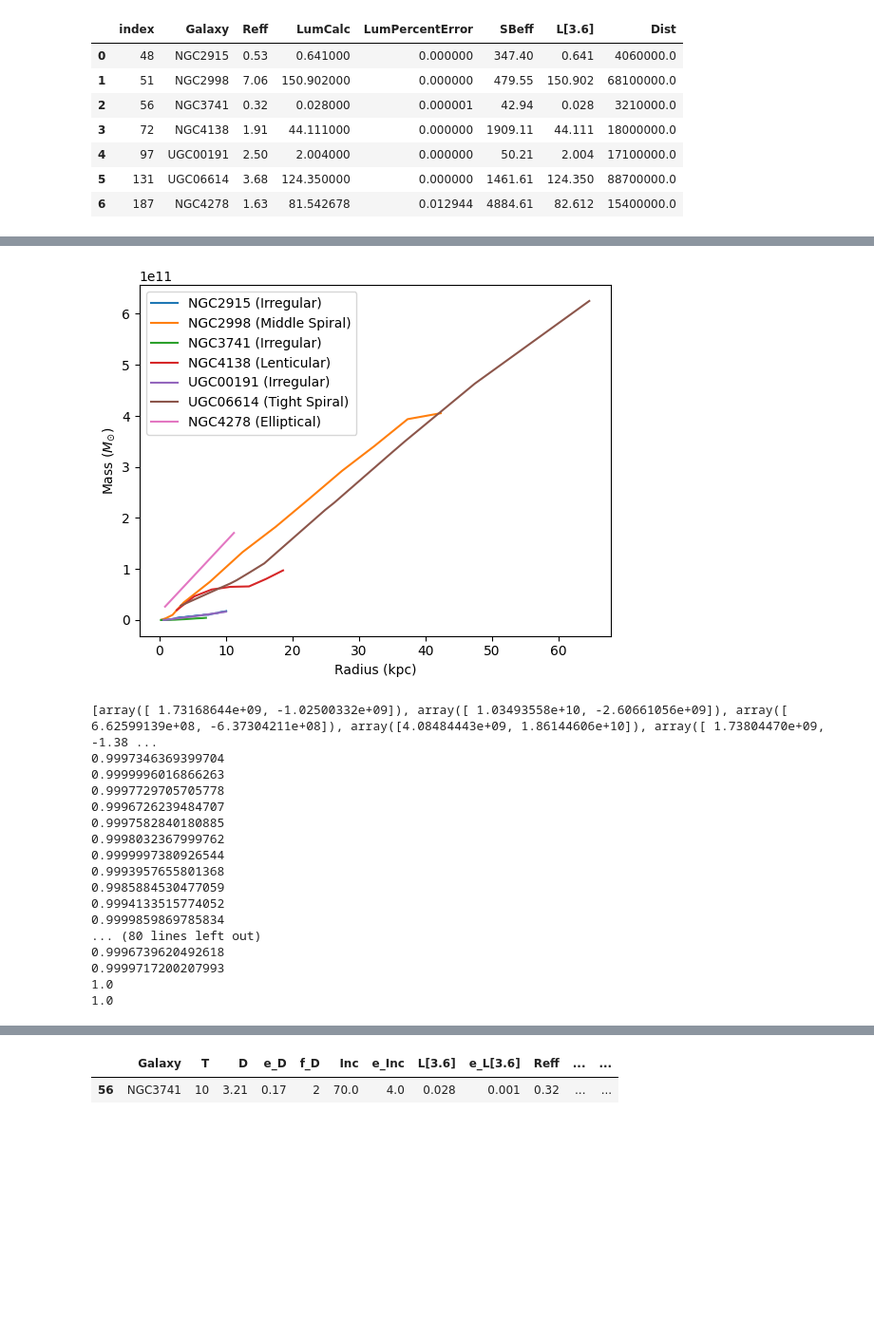
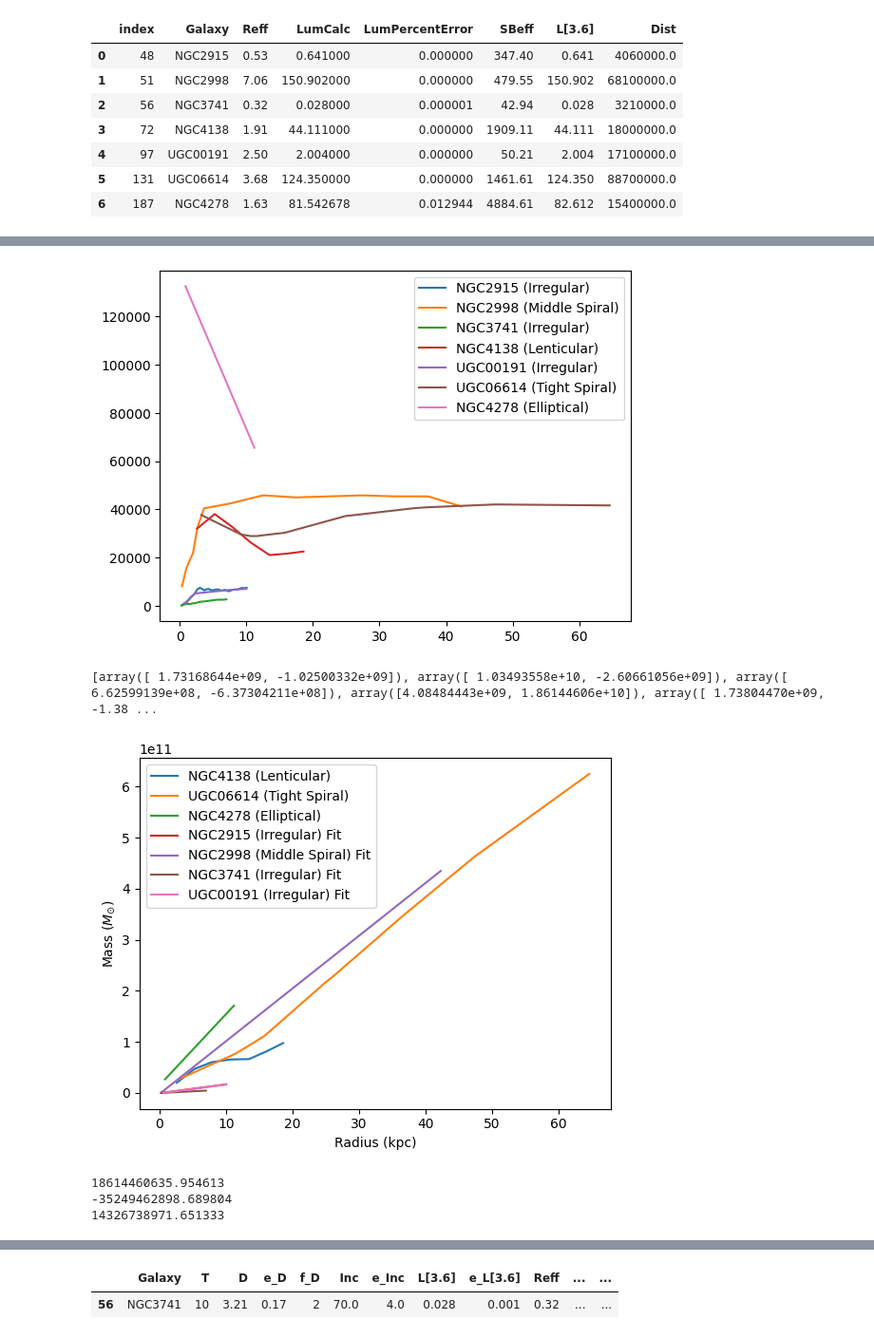
Before and after one commit to Jminding/ComputationalAstrophysics, a Jupyter notebook: Python/qualityflags.ipynb, the cells around one changed output, grey strips where cells are left out. Shown at 95% size. Cells and saved outputs as stored; diff of their text form; code cells hidden in the pictures; blank space fills up the shorter version.

```diff
--- a/Python/qualityflags.ipynb
+++ b/Python/qualityflags.ipynb
@@ -350,0 +466,5 @@ df3
+# %%
+print(df3["Original Radius (1)"][0])
+print(df3["Radius2"][0])
+for i in range(len(galaxies)):
+    plt.plot(df3["Original Radius (1)"][i], df3["Radius2"][i])
@@ -408,45 +520,51 @@ df3
 | 4 | 97 | UGC00191 | 2.50 | 2.004000 | 0.000000 | 50.21 | 2.004 | 17100000.0 | [0.62, 0.87, 1.12, 1.37, 1.62, 2.... | [29.9, 34.4, 46.3, 49.8, 57.6, 71... | ... |
 | 5 | 131 | UGC06614 | 3.68 | 124.350000 | 0.000000 | 1461.61 | 124.350 | 88700000.0 | [3.23, 9.18, 10.64, 11.58, 12.52,... | [194.0, 172.0, 170.0, 170.0, 171.... | ... |
 | 6 | 187 | NGC4278 | 1.63 | 81.542678 | 0.012944 | 4884.61 | 82.612 | 15400000.0 | [0.85, 11.2] | [364.0, 256.0] | ... |
+# %%
+for i in range(len(galaxies)):
+    # if i in [3, 5, 6]:
+    # if i == 5:
+    # if i == 6:
+    vel = [df3["Velocity"].tolist()[i][j] ** 2 for j in range(len(df3["Velocity"].tolist()[i]))]
+    plt.plot(r[i], vel, label=galaxy_legend[i])
+# plt.yscale("log")
+plt.legend()
+plt.show()
+# %% [output]
+[figure, added]
 # %%
 # plot mass vs radius for each galaxy
 for i in range(len(galaxies)):
     plt.plot(r[i], mass[i], label=galaxy_legend[i])
-plt.legend()
 plt.rcParams['text.usetex'] = True
 plt.xlabel(r"Radius (kpc)")
 plt.ylabel(r"Mass ($M_{\odot}$)")
 plt.rcParams['text.usetex'] = False
-plt.show()
+# plt.show()
 mass_fits = []
 for i in range(len(galaxies)):
     mass_fits.append(np.polyfit(r[i], mass[i], 1))
 print(mass_fits)
-# calculate R^2 for each mass fit
+# Plot mass fits
 for i in range(len(galaxies)):
-    for j in range(len(mass[i])):
-        residuals = mass[i][j] - (float(mass_fits[i][0]) * r[i][j] + float(mass_fits[i][1]))
-        ss_res = np.sum(residuals ** 2)
-        ss_tot = np.sum((mass[i] - np.mean(mass[i])) ** 2)
-        r_squared = 1 - (ss_res / ss_tot)
-        print(r_squared)
+    # plt.plot(r[i], mass[i], label=galaxy_legend[i])
+        plt.plot(r[i], np.polyval(mass_fits[i], r[i]), label=galaxy_legend[i] + " Fit")
+plt.legend()
+plt.show()
+for i in range(len(galaxies)):
+    if i in [3, 5, 6]:
+        print(np.polyval(mass_fits[i], 0))
+# # calculate R^2 for each mass fit
+# for i in range(len(galaxies)):
+#         residuals = [mass[i][j] - (float(mass_fits[i][0]) * r[i][j] + float(mass_fits[i][1])) for j in range(len(mass[i]))]
+#         ss_res = np.sum(residuals ** 2)
+#         ss_tot = np.sum((mass[i] - np.mean(mass[i])) ** 2)
+#         r_squared = 1 - (ss_res / ss_tot)
+#         print(r_squared)
 # %% [output]
+[array([ 1.73168644e+09, -1.02500332e+09]), array([ 1.03493558e+10, -2.60661056e+09]), array([ 6.62599139e+08, -6.37304211e+08]), array([4.08484443e+09, 1.86144606e+10]), array([ 1.73804470e+09, -1.38 ...
-[figure, old version]
+[figure, new version]
-[array([ 1.73168644e+09, -1.02500332e+09]), array([ 1.03493558e+10, -2.60661056e+09]), array([ 6.62599139e+08, -6.37304211e+08]), array([4.08484443e+09, 1.86144606e+10]), array([ 1.73804470e+09, -1.38 ...
-0.9997346369399704
-0.9999996016866263
-0.9997729705705778
-0.9996726239484707
-0.9997582840180885
-0.9998032367999762
-0.9999997380926544
-0.9993957655801368
-0.9985884530477059
-0.9994133515774052
-0.9999859869785834
-... (80 lines left out)
-0.9996739620492618
-0.9999717200207993
-1.0
-1.0
+18614460635.954613
+-35249462898.689804
+14326738971.651333
 # %%
```
Also changed, not shown: parts of 8 cells of this notebook.
